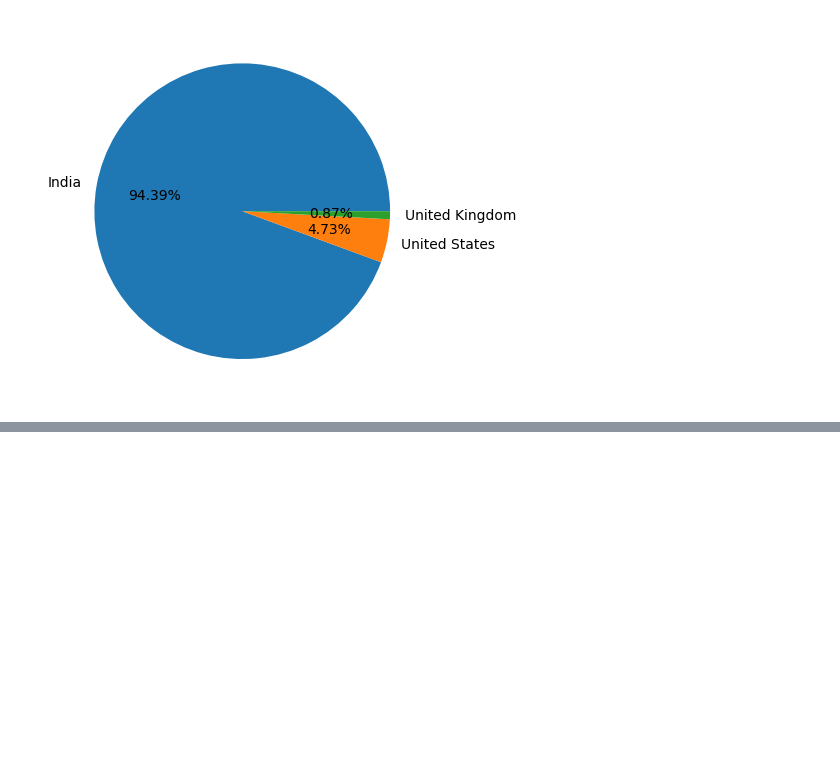
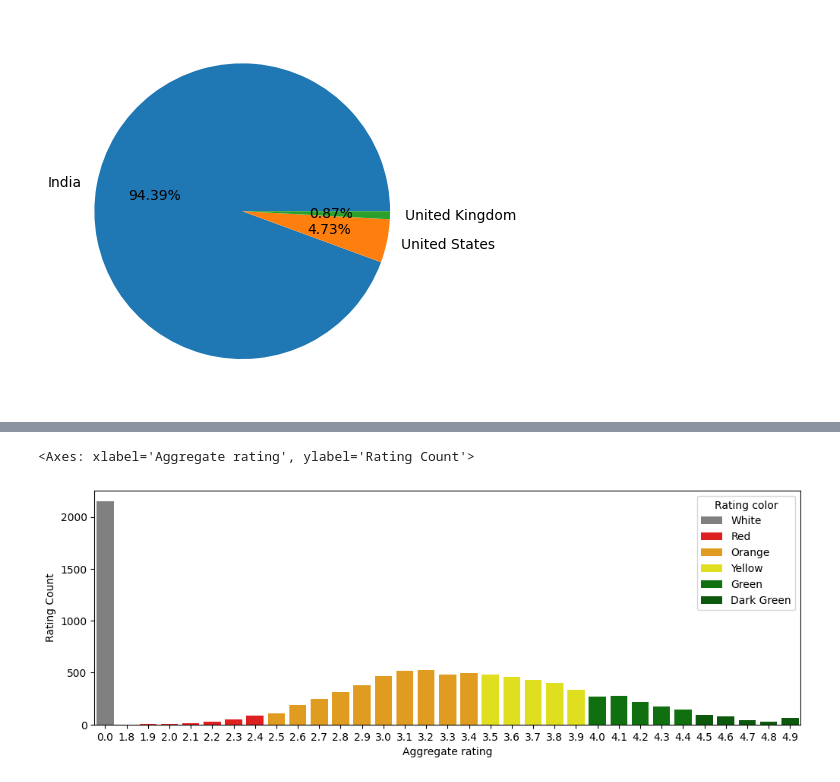
Before and after one commit to Mubashirr101/Practice-Kernels, a Jupyter notebook: EDA/eda.ipynb, the cells around one changed output, grey strips where cells are left out. Saved outputs shown, nothing was run; the diff lists cells and outputs as text; code cells hidden in the pictures; blank space fills up the shorter version.

Commit message:
EDA: Explored rating related features

```diff
--- a/EDA/eda.ipynb
+++ b/EDA/eda.ipynb
@@ -232,0 +235,5 @@ plt.pie(country_counts[:3], labels=country_names[:3],autopct='%1.2f%%')
+# %%
+# exploring the ratings features
+# print(merged_df.columns)
+ratings = merged_df.groupby(['Aggregate rating','Rating color', 'Rating text']).size().reset_index().rename(columns={0:'Rating Count'})
+print(ratings)
@@ -232,0 +258,7 @@ plt.pie(country_counts[:3], labels=country_names[:3],autopct='%1.2f%%')
+# %%
+# plotting it
+plt.figure(figsize=(12,4))
+sns.barplot(x=ratings['Aggregate rating'],y=ratings['Rating Count'],hue=ratings['Rating color'],palette=['grey','red','orange','yellow','green','darkgreen'])
+# %% [output]
+<Axes: xlabel='Aggregate rating', ylabel='Rating Count'>
+[figure, added]
```
Also changed, not shown: parts of 7 cells of this notebook.
